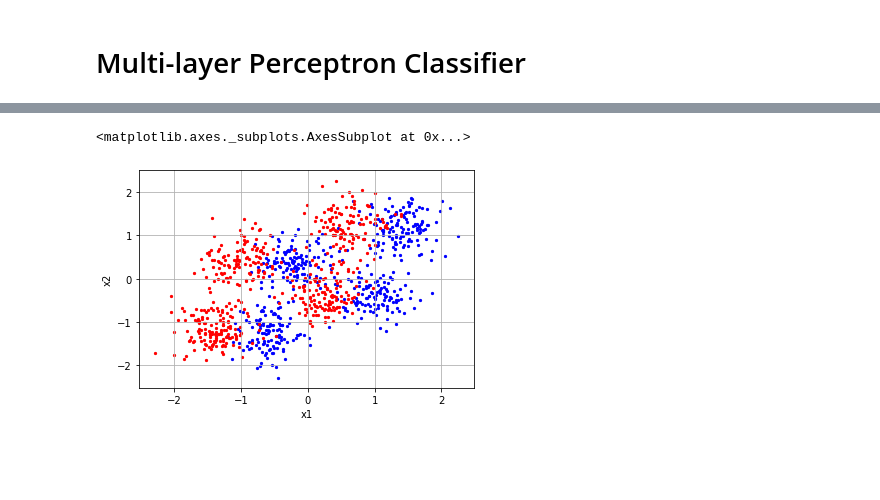
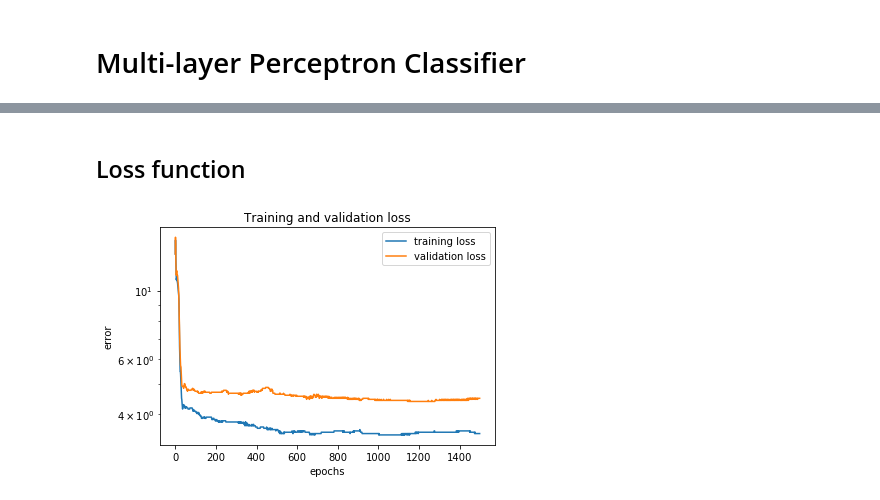
Before and after one commit to ito-rafael/IA006C-MachineLearning, a Jupyter notebook: efc3/notebooks/MLP.ipynb, the cells around one changed output, grey strips where cells are left out. Cells and saved outputs as stored; diff of their text form; code cells hidden in the pictures; blank space fills up the shorter version.

```diff
--- a/efc3/notebooks/MLP.ipynb
+++ b/efc3/notebooks/MLP.ipynb
@@ -164,6 +190,0 @@ loss = 0.2600931497595089
-# %%
-error = []
-for i in range(1,11):
-    units = i
-    clf.fit(X, y)
-    error.append(clf.loss_)
@@ -183,2 +190,0 @@ error
-# %%
-clf.fit(X, y)
@@ -207,7 +190,0 @@ plot_data(Xval_raw, yval_pred)
-# %%
-yval_pred = clf.predict(Xval)
-yval_pred = yval_pred.reshape(1000,-1)
-plot_data(X_raw, y_raw)
-# %% [output]
-<matplotlib.axes._subplots.AxesSubplot at 0x...>
-[figure, removed]
@@ -215,0 +191,26 @@ plot_decision_regions(X, clf)
+# %%
+training_loss = []
+validation_loss = []
+# %%
+for i in range(1500):
+    loss = iterate(X, y, Xval, yval, mlp)
+    training_loss.append(loss[0])
+    validation_loss.append(loss[1])
+# %% [markdown]
+## Loss function
+# %%
+# plots
+plt.plot(training_loss, label='training loss')
+plt.plot(validation_loss, label='validation loss')
+# axis label
+plt.xlabel('epochs')
+plt.ylabel('error')
+# title
+plt.title('Training and validation loss')
+#plt.autoscale(axis='x', tight=True)
+plt.yscale('log', basey=10)
+plt.legend()
+plt.savefig(path + 'training_validation_loss.png', dpi=300)
+plt.show()
+# %% [output]
+[figure, added]
```
Also changed, not shown: parts of 37 cells of this notebook, 17 other files.
